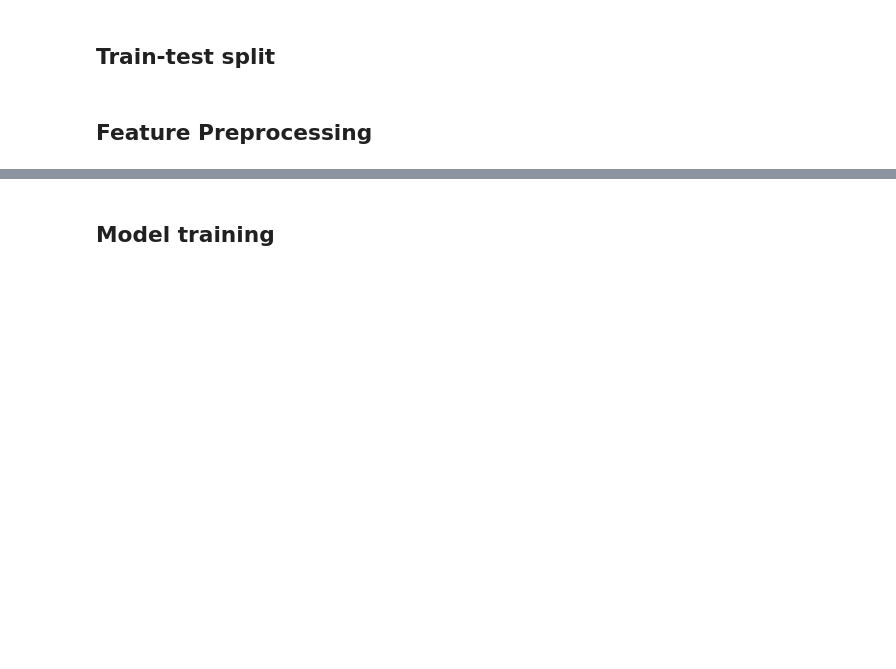
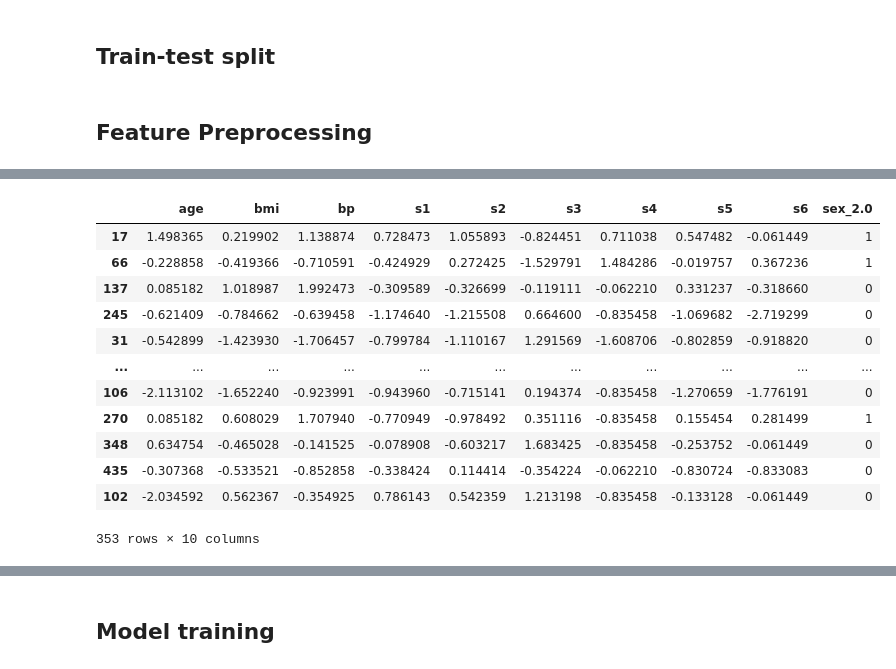
Before and after one commit to davidrpugh/machine-learning-for-tabular-data, a Jupyter notebook: notebooks/lecture-4-part-1c.ipynb, the cells around one changed output, grey strips where cells are left out. Cells and saved outputs as stored; diff of their text form; code cells hidden in the pictures; blank space fills up the shorter version.

Commit message:
Fixed data preprocessing

```diff
--- a/notebooks/lecture-4-part-1c.ipynb
+++ b/notebooks/lecture-4-part-1c.ipynb
@@ -30,13 +68,13 @@ train_features, test_features, train_targets, test_targets = (
         features,
         targets,
         random_state=prng,
-        test_size=0.1
+        test_size=0.2
     )
 )
 # %% [markdown]
 ## Feature Preprocessing
 # %%
-transformer_0 = compose.make_column_transformer(
+feature_encoding = compose.make_column_transformer(
     (
         preprocessing.OneHotEncoder(
             drop="first",
@@ -45,25 +83,25 @@ transformer_0 = compose.make_column_transformer(
         ),
         ["sex"]
     ),
-    remainder="drop",
-    verbose=True,
+    force_int_remainder_cols=False,
+    remainder="passthrough",
+    verbose=False,
     verbose_feature_names_out=False
 )
 
 
-transformer_1 = compose.make_column_transformer(
+feature_scaling = compose.make_column_transformer(
     (
         preprocessing.StandardScaler(),
-        ["age", "bmi", "bp", "s1", "s2", "s3", "s4", "s5"]
+        ["age", "bmi", "bp", "s1", "s2", "s3", "s4", "s5", "s6"]
     ),
-    remainder="drop",
-    verbose=True,
+    force_int_remainder_cols=False,
+    remainder="passthrough",
+    verbose=False,
     verbose_feature_names_out=False
 )
 
-features_preprocessor = pipeline.make_union(
-    transformer_0,
-    transformer_1,
-    verbose=True,
-    n_jobs=-1
+feature_preprocessing = pipeline.make_pipeline(
+    feature_encoding,
+    feature_scaling,
 ).set_output(transform="pandas")
@@ -72,5 +129,19 @@ features_preprocessor
 # %%
-features_preprocessor.fit_transform(train_features)
+feature_preprocessing.fit_transform(train_features)
+# %% [output]
+|  | age | bmi | bp | s1 | s2 | s3 | s4 | s5 | s6 | sex_2.0 |
+| 17 | 1.498365 | 0.219902 | 1.138874 | 0.728473 | 1.055893 | -0.824451 | 0.711038 | 0.547482 | -0.061449 | 1 |
+| 66 | -0.228858 | -0.419366 | -0.710591 | -0.424929 | 0.272425 | -1.529791 | 1.484286 | -0.019757 | 0.367236 | 1 |
+| 137 | 0.085182 | 1.018987 | 1.992473 | -0.309589 | -0.326699 | -0.119111 | -0.062210 | 0.331237 | -0.318660 | 0 |
+| 245 | -0.621409 | -0.784662 | -0.639458 | -1.174640 | -1.215508 | 0.664600 | -0.835458 | -1.069682 | -2.719299 | 0 |
+| 31 | -0.542899 | -1.423930 | -1.706457 | -0.799784 | -1.110167 | 1.291569 | -1.608706 | -0.802859 | -0.918820 | 0 |
+| ... | ... | ... | ... | ... | ... | ... | ... | ... | ... | ... |
+| 106 | -2.113102 | -1.652240 | -0.923991 | -0.943960 | -0.715141 | 0.194374 | -0.835458 | -1.270659 | -1.776191 | 0 |
+| 270 | 0.085182 | 0.608029 | 1.707940 | -0.770949 | -0.978492 | 0.351116 | -0.835458 | 0.155454 | 0.281499 | 1 |
+| 348 | 0.634754 | -0.465028 | -0.141525 | -0.078908 | -0.603217 | 1.683425 | -0.835458 | -0.253752 | -0.061449 | 0 |
+| 435 | -0.307368 | -0.533521 | -0.852858 | -0.338424 | 0.114414 | -0.354224 | -0.062210 | -0.830724 | -0.833083 | 0 |
+| 102 | -2.034592 | 0.562367 | -0.354925 | 0.786143 | 0.542359 | 1.213198 | -0.835458 | -0.133128 | -0.061449 | 0 |
+353 rows × 10 columns
 # %%
 target_preprocessor = preprocessing.FunctionTransformer(
     func=np.log,
```
Also changed, not shown: parts of 17 cells of this notebook.
